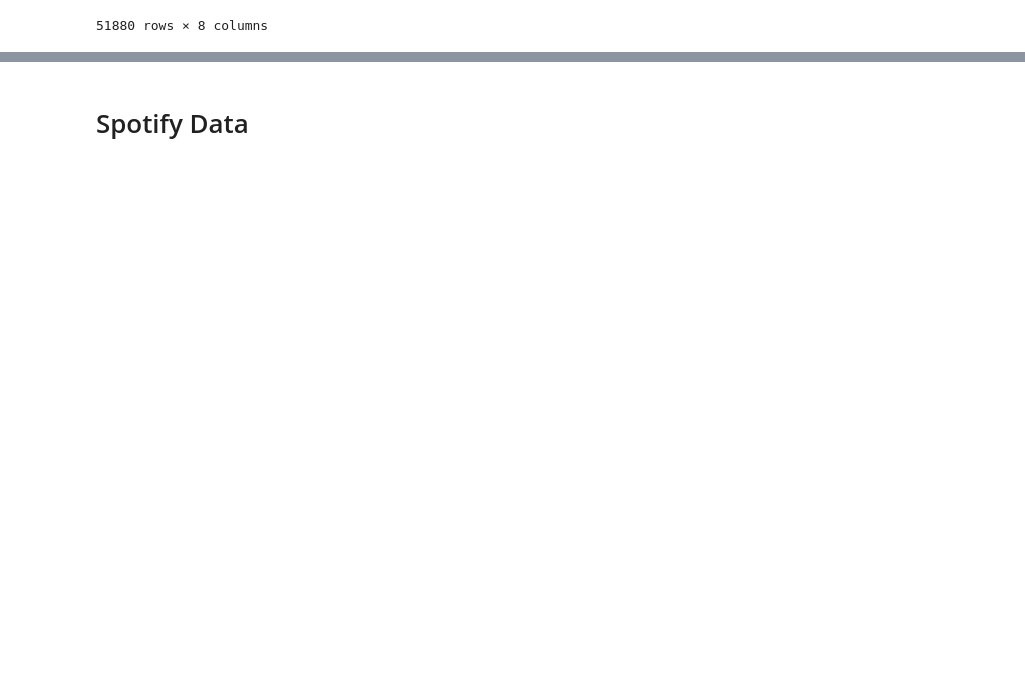
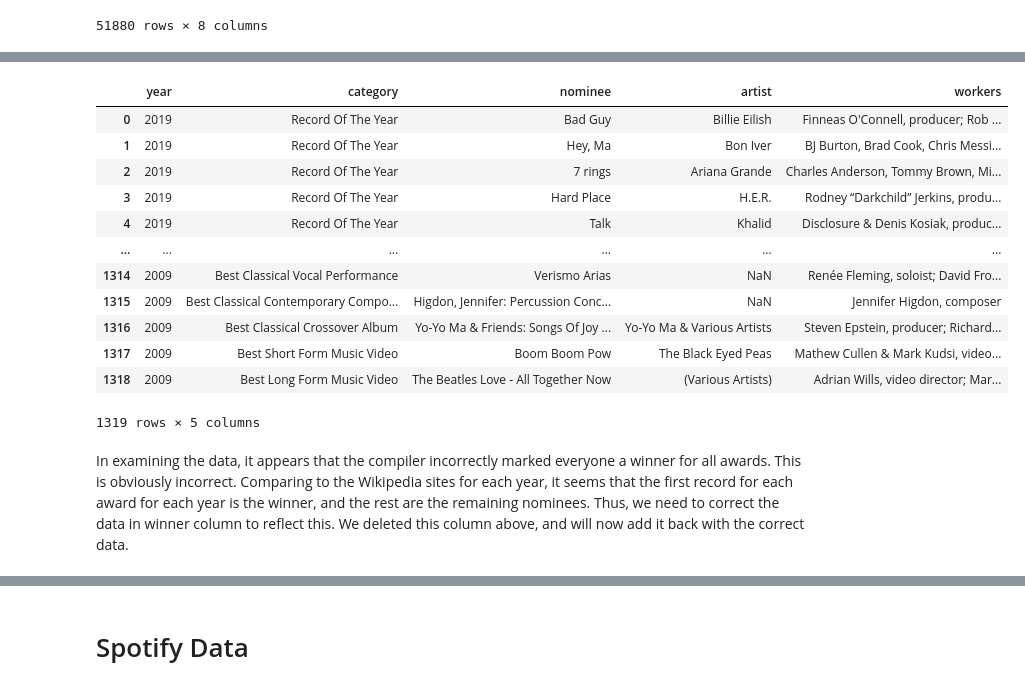
Before and after one commit to AliciaAPerez/ETL_Billboard_Hits_vs_Grammy_Winners, a Jupyter notebook: Billboard_Grammys_Full_Project.ipynb, the cells around one changed output, grey strips where cells are left out. Cells and saved outputs as stored; diff of their text form; code cells hidden in the pictures; blank space fills up the shorter version.

```diff
--- a/Billboard_Grammys_Full_Project.ipynb
+++ b/Billboard_Grammys_Full_Project.ipynb
@@ -178,0 +212,22 @@ NameError: name 'engine' is not defined
+# %%
+# Drop all rows pre-2009 (first year of our Billboard database)
+# Convert year to integer
+grammy_df['year'] = grammy_df['year'].astype(str).astype(int)
+clean_grammy_df = grammy_df.loc[grammy_df['year'] > 2008, :]
+clean_grammy_df
+# %% [output]
+|  | year | category | nominee | artist | workers |
+| 0 | 2019 | Record Of The Year | Bad Guy | Billie Eilish | Finneas O'Connell, producer; Rob ... |
+| 1 | 2019 | Record Of The Year | Hey, Ma | Bon Iver | BJ Burton, Brad Cook, Chris Messi... |
+| 2 | 2019 | Record Of The Year | 7 rings | Ariana Grande | Charles Anderson, Tommy Brown, Mi... |
+| 3 | 2019 | Record Of The Year | Hard Place | H.E.R. | Rodney “Darkchild” Jerkins, produ... |
+| 4 | 2019 | Record Of The Year | Talk | Khalid | Disclosure & Denis Kosiak, produc... |
+| ... | ... | ... | ... | ... | ... |
+| 1314 | 2009 | Best Classical Vocal Performance | Verismo Arias | NaN | Renée Fleming, soloist; David Fro... |
+| 1315 | 2009 | Best Classical Contemporary Compo... | Higdon, Jennifer: Percussion Conc... | NaN | Jennifer Higdon, composer |
+| 1316 | 2009 | Best Classical Crossover Album | Yo-Yo Ma & Friends: Songs Of Joy ... | Yo-Yo Ma & Various Artists | Steven Epstein, producer; Richard... |
+| 1317 | 2009 | Best Short Form Music Video | Boom Boom Pow | The Black Eyed Peas | Mathew Cullen & Mark Kudsi, video... |
+| 1318 | 2009 | Best Long Form Music Video | The Beatles Love - All Together Now | (Various Artists) | Adrian Wills, video director; Mar... |
+1319 rows × 5 columns
+# %% [markdown]
+In examining the data, it appears that the compiler incorrectly marked everyone a winner for all awards. This is obviously incorrect. Comparing to the Wikipedia sites for each year, it seems that the first record for each award for each year is the winner, and the rest are the remaining nominees. Thus, we need to correct the data in winner column to reflect this. We deleted this column above, and will now add it back with the correct data.
```
Also changed, not shown: parts of 29 cells of this notebook, 2 other files.
